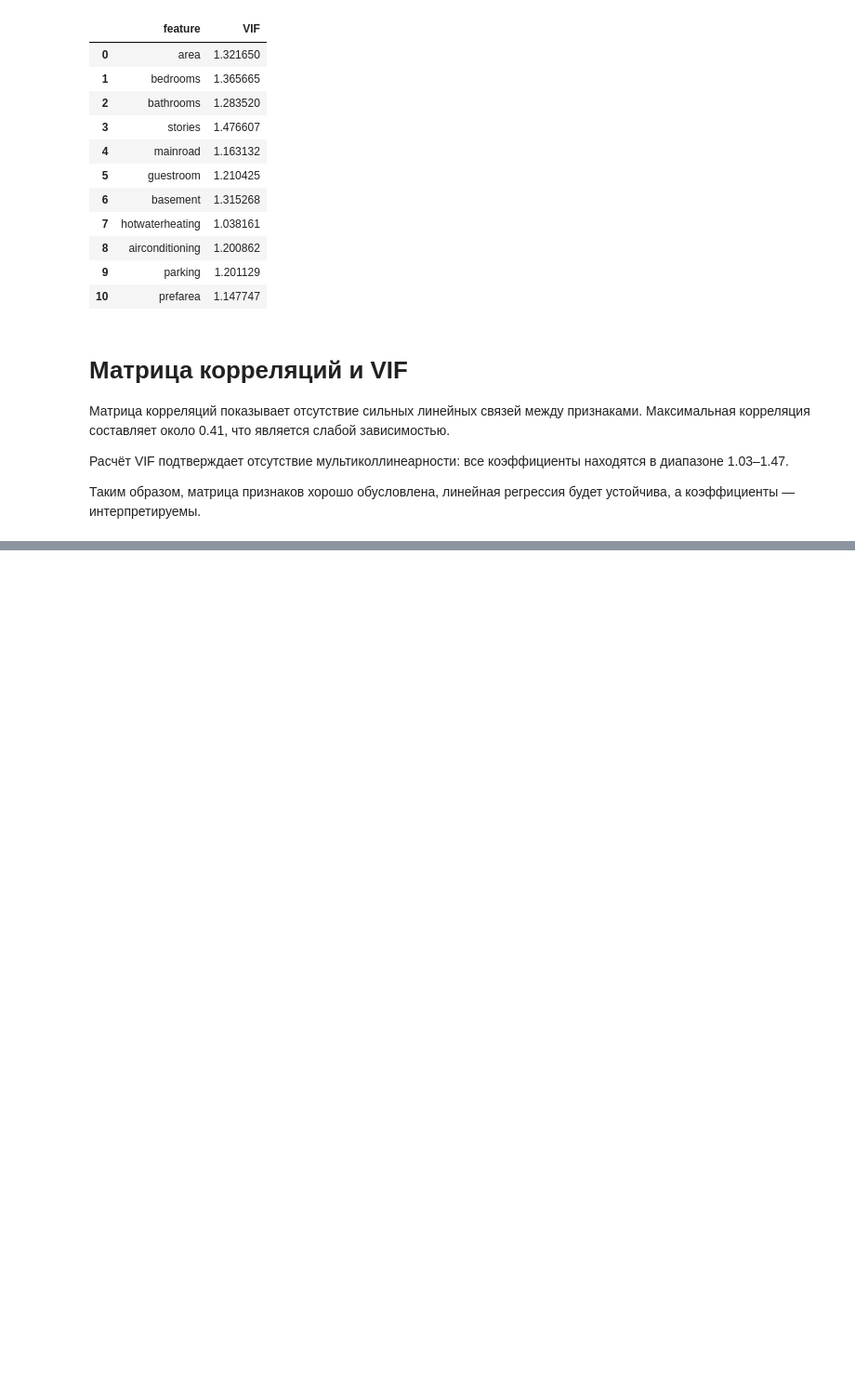
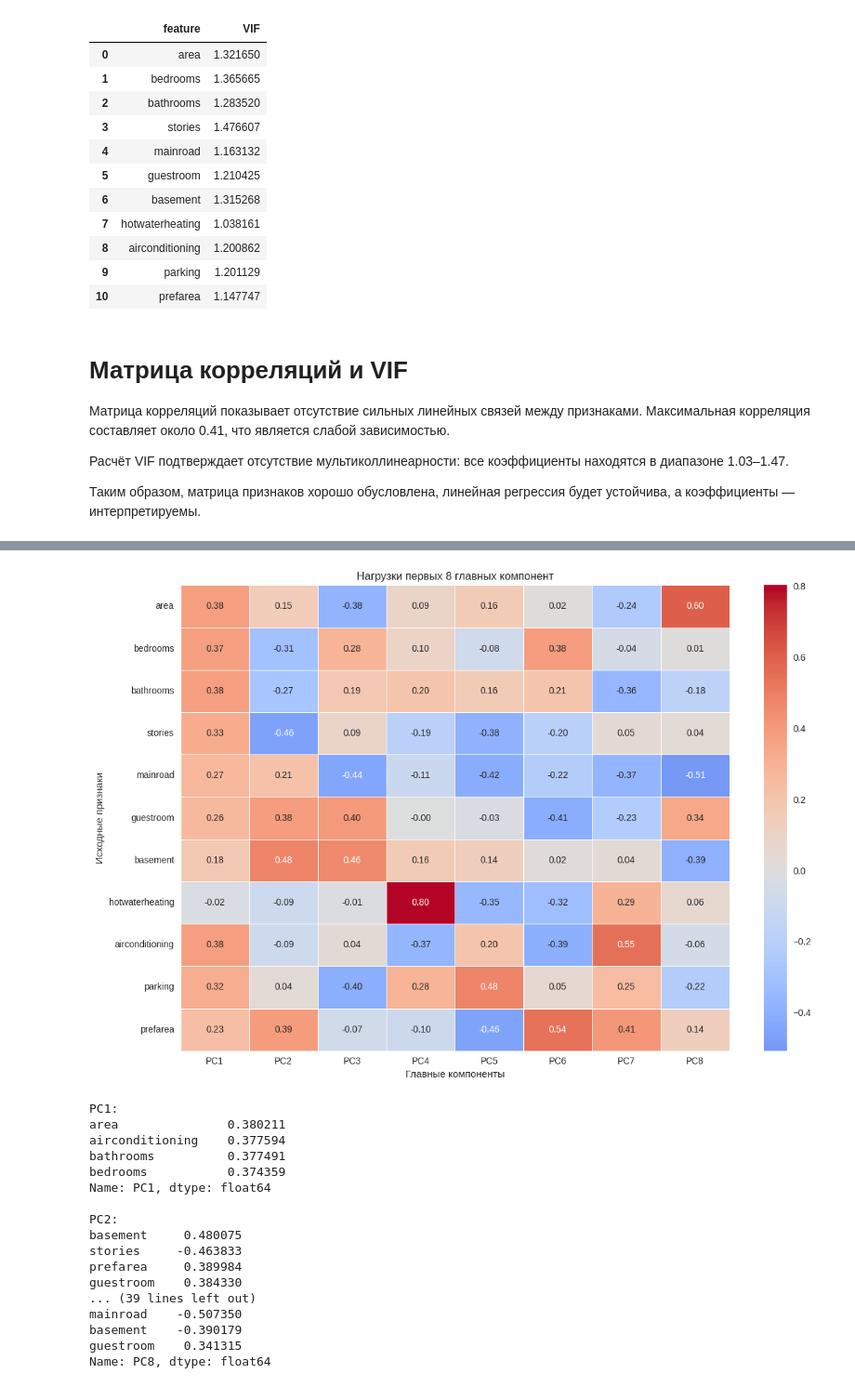
Before and after one commit to Turbonik/AILab1, a Jupyter notebook: Lab1AI.ipynb, the cells around one changed output, grey strips where cells are left out. Shown at 93% size. Drawn from its saved outputs; the diff is of its cells as text; code cells hidden in the pictures; blank space fills up the shorter version.

```diff
--- a/Lab1AI.ipynb
+++ b/Lab1AI.ipynb
@@ -374,0 +695,69 @@ plt.show()
+# %%
+n_components = 8
+
+pca = PCA(
+    n_components=n_components
+)
+
+X_train_pca = pca.fit_transform(
+    X_train_scaled
+)
+
+X_test_pca = pca.transform(
+    X_test_scaled
+)
+
+loadings = pd.DataFrame(
+    pca.components_.T,
+    index=X.columns,
+    columns=[f"PC{i}" for i in range(1, 9)]
+)
+
+
+plt.figure(figsize=(12, 8))
+
+sns.heatmap(
+    loadings,
+    annot=True,
+    fmt=".2f",
+    cmap="coolwarm",
+    center=0,
+    linewidths=0.5
+)
+
+plt.title("Нагрузки первых 8 главных компонент")
+plt.xlabel("Главные компоненты")
+plt.ylabel("Исходные признаки")
+
+plt.tight_layout()
+plt.show()
+
+for pc in loadings.columns:
+    print(f"\n{pc}:")
+
+    top_features = (
+        loadings[pc]
+        .sort_values(key=np.abs, ascending=False)
+        .head(4)
+    )
+
+    print(top_features)
+# %% [output]
+[figure, added]
+PC1:
+area               0.380211
+airconditioning    0.377594
+bathrooms          0.377491
+bedrooms           0.374359
+Name: PC1, dtype: float64
+
+PC2:
+basement     0.480075
+stories     -0.463833
+prefarea     0.389984
+guestroom    0.384330
+... (39 lines left out)
+mainroad    -0.507350
+basement    -0.390179
+guestroom    0.341315
+Name: PC8, dtype: float64
```
Also changed, not shown: parts of 18 cells of this notebook.
